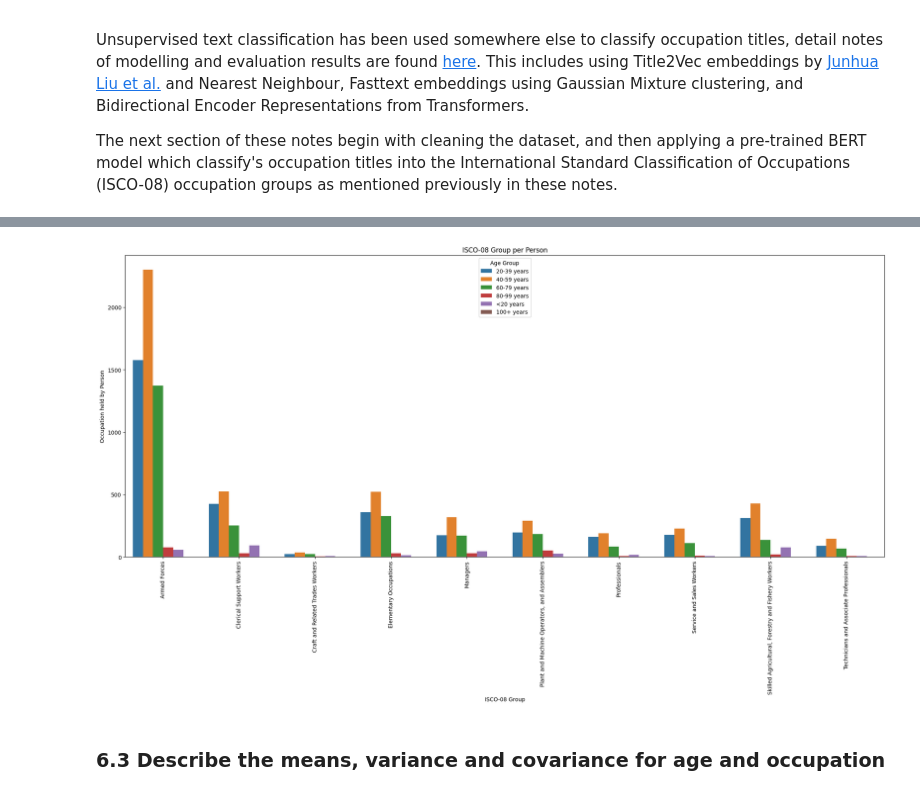
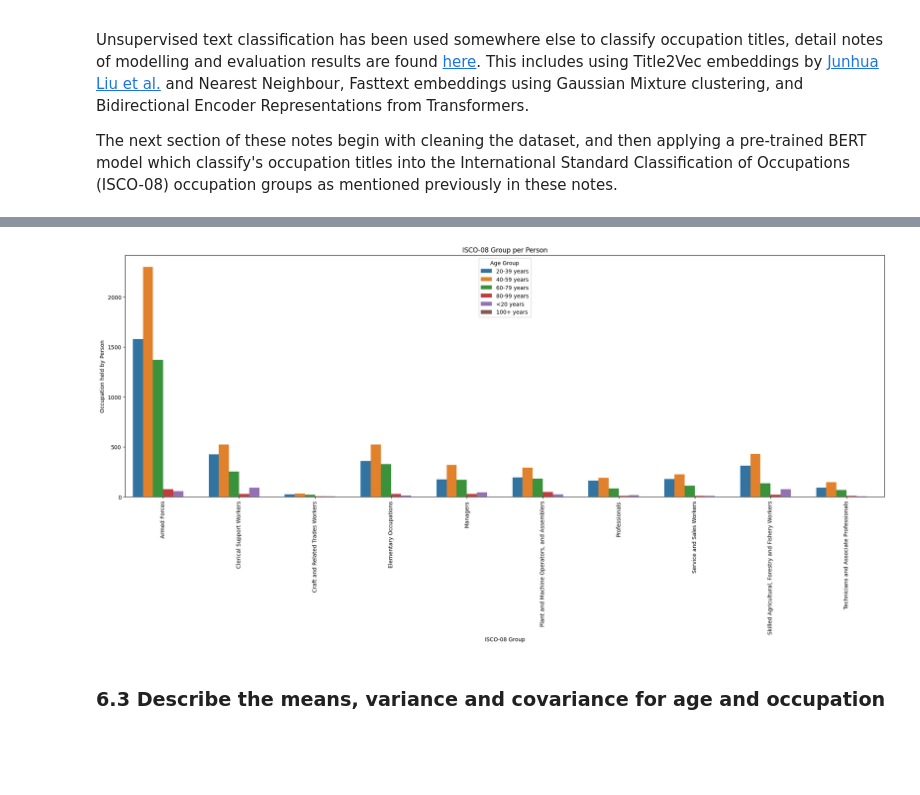
Before and after one commit to tsa-ml/tsa-ml, a Jupyter notebook: Use Cases - Age and Occupation.ipynb, the cells around one changed output, grey strips where cells are left out. Cells and saved outputs as stored; diff of their text form; code cells hidden in the pictures; blank space fills up the shorter version.

```diff
--- a/Use Cases - Age and Occupation.ipynb
+++ b/Use Cases - Age and Occupation.ipynb
@@ -439,14 +441,14 @@ wordcloud.to_image()
 # %%
 df_occ = pd.DataFrame(df_2_3.groupby(['Year', 'Age Group', 'ISCO08'], as_index=False)["Occupation"].count())
 ax = sns.barplot(data = df_occ, x = "ISCO08", y = "Occupation", hue = "Age Group", errorbar = None)
-plt.rcParams["figure.figsize"] = (25, 10)
+plt.rcParams["figure.figsize"] = (25, 8)
 plt.xticks(rotation = 90)
 plt.title("ISCO-08 Group per Person")
 plt.xlabel("ISCO-08 Group")
 plt.ylabel("Occupation held by Person")
 plt.show()
 # %% [output]
-[figure, old version]
+[figure, new version]
 # %% [markdown]
 ### 6.3 Describe the means, variance and covariance for age and occupation
 # %%
```
Also changed, not shown: parts of 16 cells of this notebook, 1 other file.
